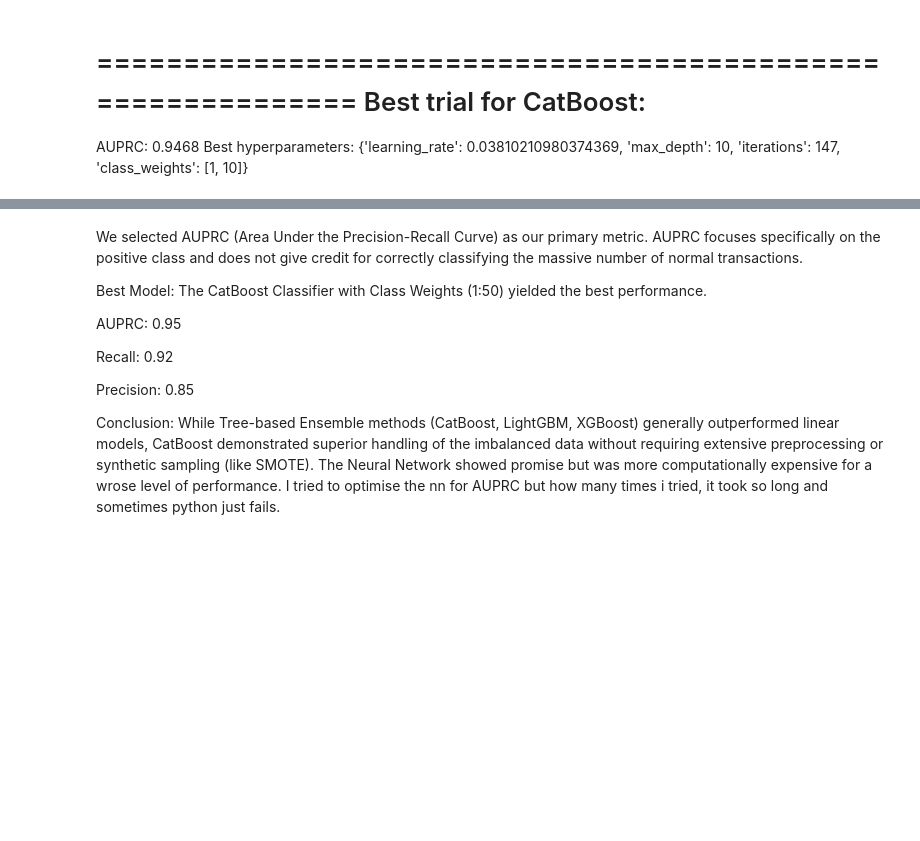
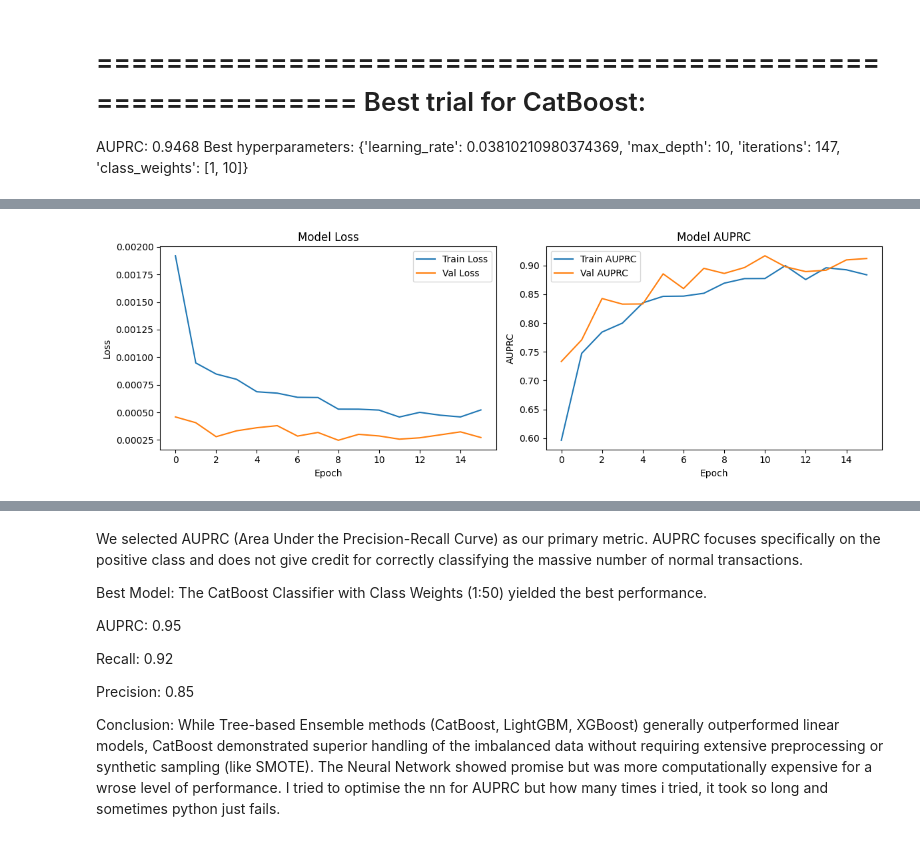
Before and after one commit to fulcrumm1365/card_fraud, a Jupyter notebook: main.ipynb, the cells around one changed output, grey strips where cells are left out. Cells and saved outputs as stored; diff of their text form; code cells hidden in the pictures; blank space fills up the shorter version.

```diff
--- a/main.ipynb
+++ b/main.ipynb
@@ -1018,0 +1002,87 @@ weighted avg       1.00      1.00      1.00     28373
+# %%
+warnings.filterwarnings("ignore")
+
+# Scaling for nn
+scaler_nn = StandardScaler()
+X_train_scaled = scaler_nn.fit_transform(X_train)
+X_val_scaled = scaler_nn.transform(X_val)
+X_test_scaled = scaler_nn.transform(X_test)
+
+# Build nn with 2 hidden layers
+model_nn = keras.Sequential([
+    layers.Input(shape=(X_train_scaled.shape[1],)),
+    layers.Dense(64, activation="relu"),
+    layers.Dropout(0.15),
+    layers.Dense(32, activation="relu"),
+    layers.Dropout(0.15),
+    layers.Dense(1, activation="sigmoid")
+])
+
+# Compile with AUPRC metric
+model_nn.compile(
+    optimizer=keras.optimizers.Adam(learning_rate=1e-3),
+    loss=focal_loss(alpha=0.6, gamma=2.0),
+    metrics=[
+        keras.metrics.AUC(curve="PR", name="auprc"),
+        keras.metrics.Precision(name="precision"),
+        keras.metrics.Recall(name="recall")
+    ]
+)
+# Early stop on validation AUPRC (maximize)
+early_stop = keras.callbacks.EarlyStopping(
+    monitor="val_auprc", mode="max", patience=5, restore_best_weights=True
+)
+
+# Train the model
+history = model_nn.fit(
+    X_train_scaled, y_train,
+    validation_data=(X_val_scaled, y_val),
+    epochs=50,
+    batch_size=64,
+    class_weight={0: 1, 1: 50},
+    callbacks=[early_stop],
+    verbose=1
+)
+
+# Evaluate on validation set
+y_pred_nn = model_nn.predict(X_val_scaled)
+y_pred_nn_binary = (y_pred_nn > 0.5).astype(int).flatten()
+
+auprc_nn = average_precision_score(y_val, y_pred_nn)
+recall_nn = recall_score(y_val, y_pred_nn_binary)
+precision_nn = precision_score(y_val, y_pred_nn_binary)
+f1_nn = f1_score(y_val, y_pred_nn_binary)
+
+results.append({
+    "Model": "Neural Network",
+    "Sampling Technique": "2 Hidden Layers (64, 32)",
+    "AUPRC": auprc_nn,
+    "Recall": recall_nn,
+    "Precision": precision_nn,
+    "F1 Score": f1_nn
+})
+
+print(f"Neural Network Results:")
+print(f"AUPRC: {auprc_nn:.4f}, Recall: {recall_nn:.4f}, Precision: {precision_nn:.4f}, F1: {f1_nn:.4f}")
+print(classification_report(y_val, y_pred_nn_binary))
+
+# Plot training history
+plt.figure(figsize=(12, 4))
+plt.subplot(1, 2, 1)
+plt.plot(history.history["loss"], label="Train Loss")
+plt.plot(history.history["val_loss"], label="Val Loss")
+plt.title("Model Loss")
+plt.xlabel("Epoch")
+plt.ylabel("Loss")
+plt.legend()
+
+plt.subplot(1, 2, 2)
+plt.plot(history.history["auprc"], label="Train AUPRC")
+plt.plot(history.history["val_auprc"], label="Val AUPRC")
+plt.title("Model AUPRC")
+plt.xlabel("Epoch")
+plt.ylabel("AUPRC")
+plt.legend()
+plt.tight_layout()
+plt.show()
+# %% [output]
@@ -1018,0 +1106 @@ weighted avg       1.00      1.00      1.00     28373
+[figure, added]
```
Also changed, not shown: parts of 13 cells of this notebook.
